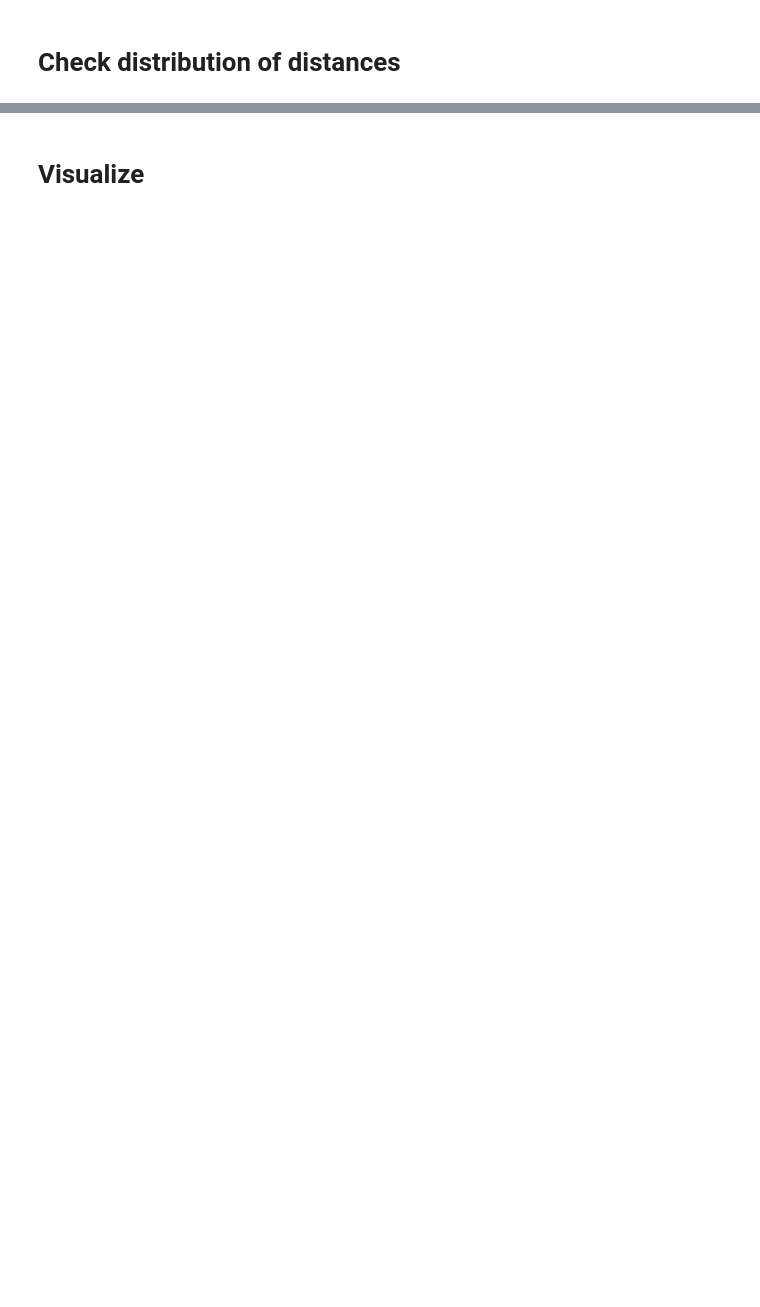
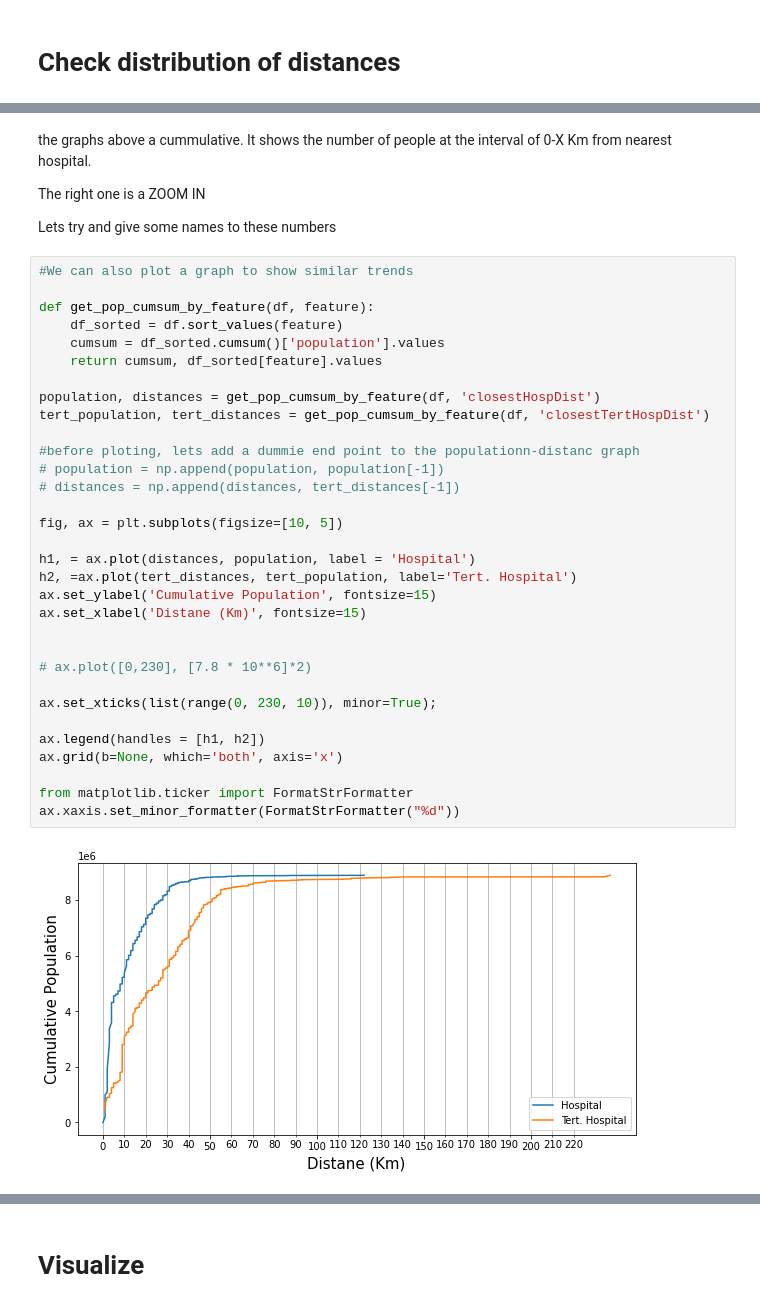
Before and after one commit to oregev11/visualize_israel, a Jupyter notebook: visualize_israel/2 Israely hospitals/6 Visualize Cities hospital distance.ipynb, the cells around one changed output, grey strips where cells are left out. Cells and saved outputs as stored; diff of their text form; blank space fills up the shorter version.

```diff
--- a/visualize_israel/2 Israely hospitals/6 Visualize Cities hospital distance.ipynb
+++ b/visualize_israel/2 Israely hospitals/6 Visualize Cities hospital distance.ipynb
@@ -297,0 +383,40 @@ df[['name', 'population', 'closestTertHospDist']][df['closestTertHospDist'] == d
+# %% [markdown]
+the graphs above a cummulative. It shows the number of people at the interval of 0-X Km from nearest hospital.
+
+ The right one is a ZOOM IN
+
+ Lets try and give some names to these numbers
+# %%
+#We can also plot a graph to show similar trends
+
+def get_pop_cumsum_by_feature(df, feature):
+    df_sorted = df.sort_values(feature)
+    cumsum = df_sorted.cumsum()['population'].values
+    return cumsum, df_sorted[feature].values
+
+population, distances = get_pop_cumsum_by_feature(df, 'closestHospDist')
+tert_population, tert_distances = get_pop_cumsum_by_feature(df, 'closestTertHospDist')
+
+#before ploting, lets add a dummie end point to the populationn-distanc graph
+# population = np.append(population, population[-1])
+# distances = np.append(distances, tert_distances[-1])
+
+fig, ax = plt.subplots(figsize=[10, 5])
+
+h1, = ax.plot(distances, population, label = 'Hospital')
+h2, =ax.plot(tert_distances, tert_population, label='Tert. Hospital')
+ax.set_ylabel('Cumulative Population', fontsize=15)
+ax.set_xlabel('Distane (Km)', fontsize=15)
+
+
+# ax.plot([0,230], [7.8 * 10**6]*2)
+
+ax.set_xticks(list(range(0, 230, 10)), minor=True);
+
+ax.legend(handles = [h1, h2])
+ax.grid(b=None, which='both', axis='x')
+
+from matplotlib.ticker import FormatStrFormatter
+ax.xaxis.set_minor_formatter(FormatStrFormatter("%d"))
+# %% [output]
+[figure, added]
```
Also changed, not shown: parts of 40 cells of this notebook.
